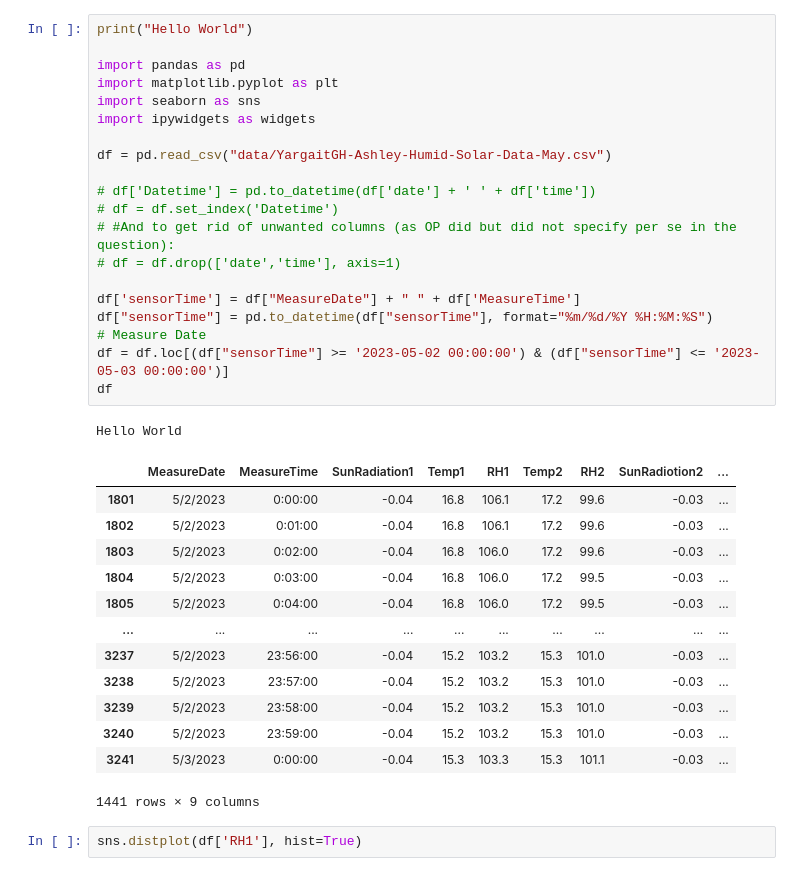
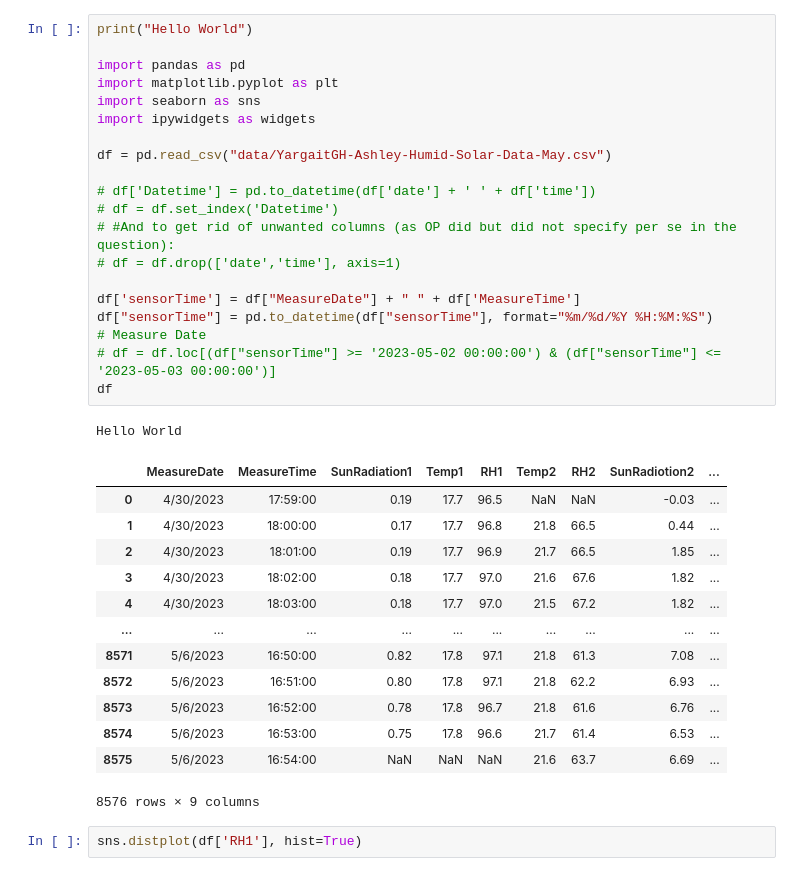
Before and after one commit to Generjet/Yargait-greenhouse, a Jupyter notebook: hotAir.ipynb, the cells around one changed output. Cells and saved outputs as stored; diff of their text form.

```diff
--- a/hotAir.ipynb
+++ b/hotAir.ipynb
@@ -1,38 +1,38 @@
 # %%
 print("Hello World")
 
 import pandas as pd
 import matplotlib.pyplot as plt
 import seaborn as sns
 import ipywidgets as widgets
 
 df = pd.read_csv("data/YargaitGH-Ashley-Humid-Solar-Data-May.csv")
 
 # df['Datetime'] = pd.to_datetime(df['date'] + ' ' + df['time'])
 # df = df.set_index('Datetime')
 # #And to get rid of unwanted columns (as OP did but did not specify per se in the question):
 # df = df.drop(['date','time'], axis=1)
 
 df['sensorTime'] = df["MeasureDate"] + " " + df['MeasureTime']
 df["sensorTime"] = pd.to_datetime(df["sensorTime"], format="%m/%d/%Y %H:%M:%S")
 # Measure Date
-df = df.loc[(df["sensorTime"] >= '2023-05-02 00:00:00') & (df["sensorTime"] <= '2023-05-03 00:00:00')]
+# df = df.loc[(df["sensorTime"] >= '2023-05-02 00:00:00') & (df["sensorTime"] <= '2023-05-03 00:00:00')]
 df
 # %% [output]
 Hello World
 |  | MeasureDate | MeasureTime | SunRadiation1 | Temp1 | RH1 | Temp2 | RH2 | SunRadiotion2 | ... |
-| 1801 | 5/2/2023 | 0:00:00 | -0.04 | 16.8 | 106.1 | 17.2 | 99.6 | -0.03 | ... |
-| 1802 | 5/2/2023 | 0:01:00 | -0.04 | 16.8 | 106.1 | 17.2 | 99.6 | -0.03 | ... |
-| 1803 | 5/2/2023 | 0:02:00 | -0.04 | 16.8 | 106.0 | 17.2 | 99.6 | -0.03 | ... |
-| 1804 | 5/2/2023 | 0:03:00 | -0.04 | 16.8 | 106.0 | 17.2 | 99.5 | -0.03 | ... |
-| 1805 | 5/2/2023 | 0:04:00 | -0.04 | 16.8 | 106.0 | 17.2 | 99.5 | -0.03 | ... |
+| 0 | 4/30/2023 | 17:59:00 | 0.19 | 17.7 | 96.5 | NaN | NaN | -0.03 | ... |
+| 1 | 4/30/2023 | 18:00:00 | 0.17 | 17.7 | 96.8 | 21.8 | 66.5 | 0.44 | ... |
+| 2 | 4/30/2023 | 18:01:00 | 0.19 | 17.7 | 96.9 | 21.7 | 66.5 | 1.85 | ... |
+| 3 | 4/30/2023 | 18:02:00 | 0.18 | 17.7 | 97.0 | 21.6 | 67.6 | 1.82 | ... |
+| 4 | 4/30/2023 | 18:03:00 | 0.18 | 17.7 | 97.0 | 21.5 | 67.2 | 1.82 | ... |
 | ... | ... | ... | ... | ... | ... | ... | ... | ... | ... |
-| 3237 | 5/2/2023 | 23:56:00 | -0.04 | 15.2 | 103.2 | 15.3 | 101.0 | -0.03 | ... |
-| 3238 | 5/2/2023 | 23:57:00 | -0.04 | 15.2 | 103.2 | 15.3 | 101.0 | -0.03 | ... |
-| 3239 | 5/2/2023 | 23:58:00 | -0.04 | 15.2 | 103.2 | 15.3 | 101.0 | -0.03 | ... |
-| 3240 | 5/2/2023 | 23:59:00 | -0.04 | 15.2 | 103.2 | 15.3 | 101.0 | -0.03 | ... |
-| 3241 | 5/3/2023 | 0:00:00 | -0.04 | 15.3 | 103.3 | 15.3 | 101.1 | -0.03 | ... |
+| 8571 | 5/6/2023 | 16:50:00 | 0.82 | 17.8 | 97.1 | 21.8 | 61.3 | 7.08 | ... |
+| 8572 | 5/6/2023 | 16:51:00 | 0.80 | 17.8 | 97.1 | 21.8 | 62.2 | 6.93 | ... |
+| 8573 | 5/6/2023 | 16:52:00 | 0.78 | 17.8 | 96.7 | 21.8 | 61.6 | 6.76 | ... |
+| 8574 | 5/6/2023 | 16:53:00 | 0.75 | 17.8 | 96.6 | 21.7 | 61.4 | 6.53 | ... |
+| 8575 | 5/6/2023 | 16:54:00 | NaN | NaN | NaN | 21.6 | 63.7 | 6.69 | ... |
-1441 rows × 9 columns
+8576 rows × 9 columns
 # %%
 sns.distplot(df['RH1'], hist=True)
 # %%
```
Also changed, not shown: parts of 3 cells of this notebook, 1 other file.
